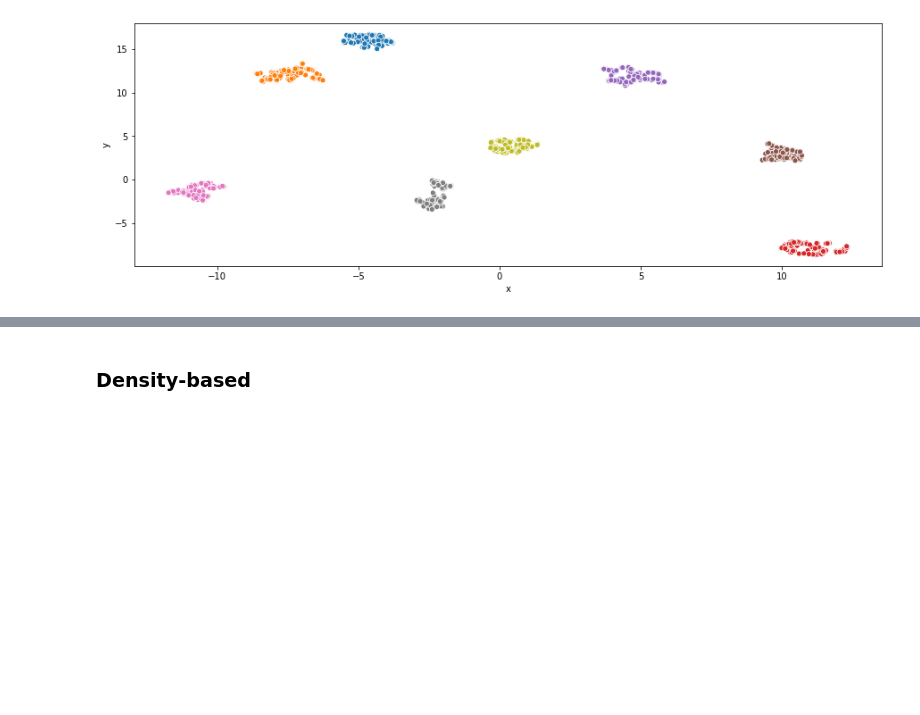
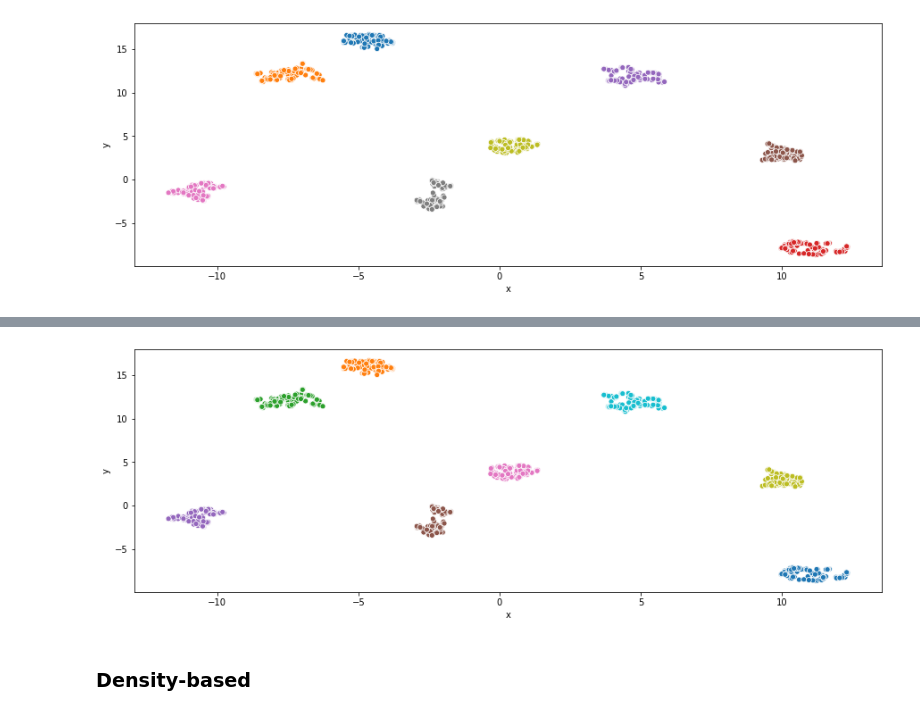
Before and after one commit to brunaoliveira/unsupervised_learning_T2, a Jupyter notebook: T2_resnet50.ipynb, the cells around one changed output, grey strips where cells are left out. Saved outputs shown, nothing was run; the diff lists cells and outputs as text; code cells hidden in the pictures; blank space fills up the shorter version.

```diff
--- a/T2 - resnet50.ipynb
+++ b/T2_resnet50.ipynb
@@ -319,3 +324,9 @@ _ = sns.scatterplot(x='x', y='y', data=df_hierarchical, hue='cluster_labels', pa
+# %%
+labels = fcluster(linkage_matrix, 3.5, 'distance')
+df_average['cluster_labels'] = labels
+_ = sns.scatterplot(x='x', y='y', data=df_average, hue='cluster_labels', palette='tab10', legend=False)
+# %% [output]
+[figure, added]
 # %% [markdown]
 ### Density-based
 # %%
```
Also changed, not shown: parts of 9 cells of this notebook.
